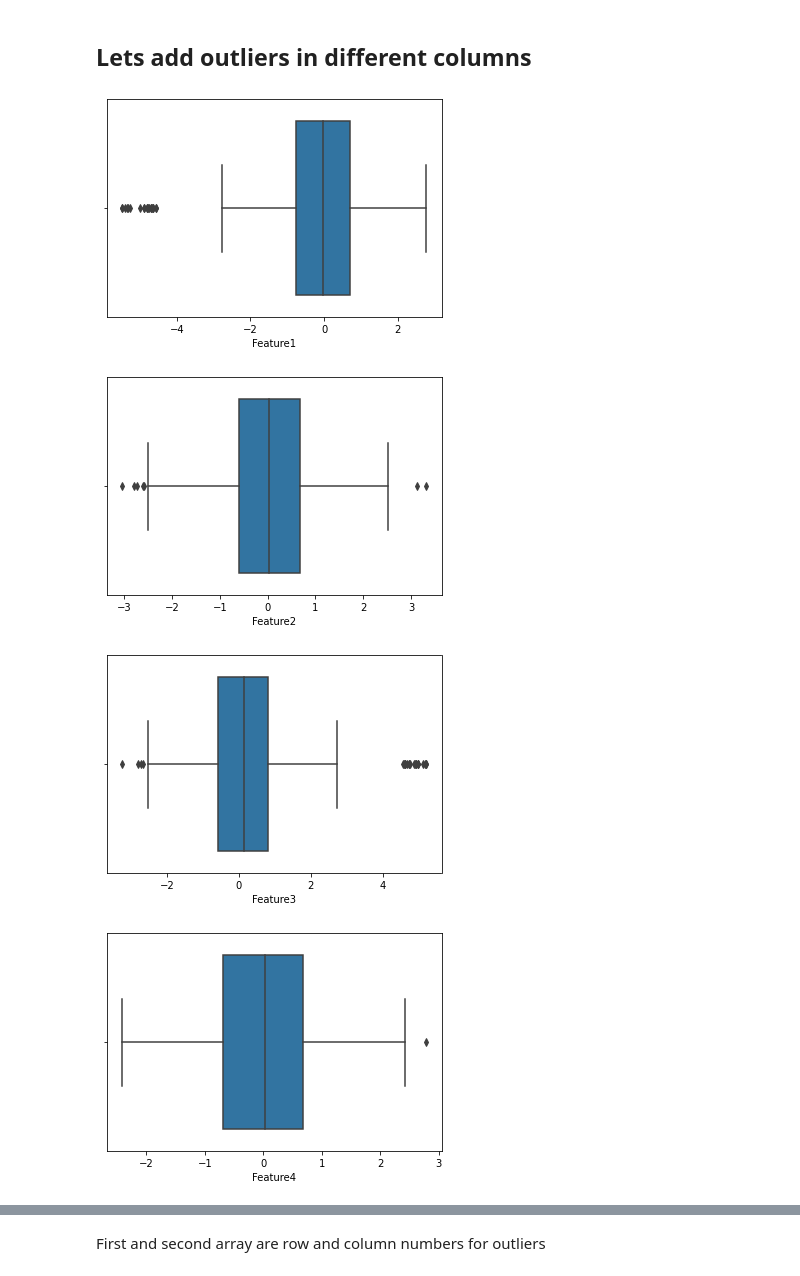
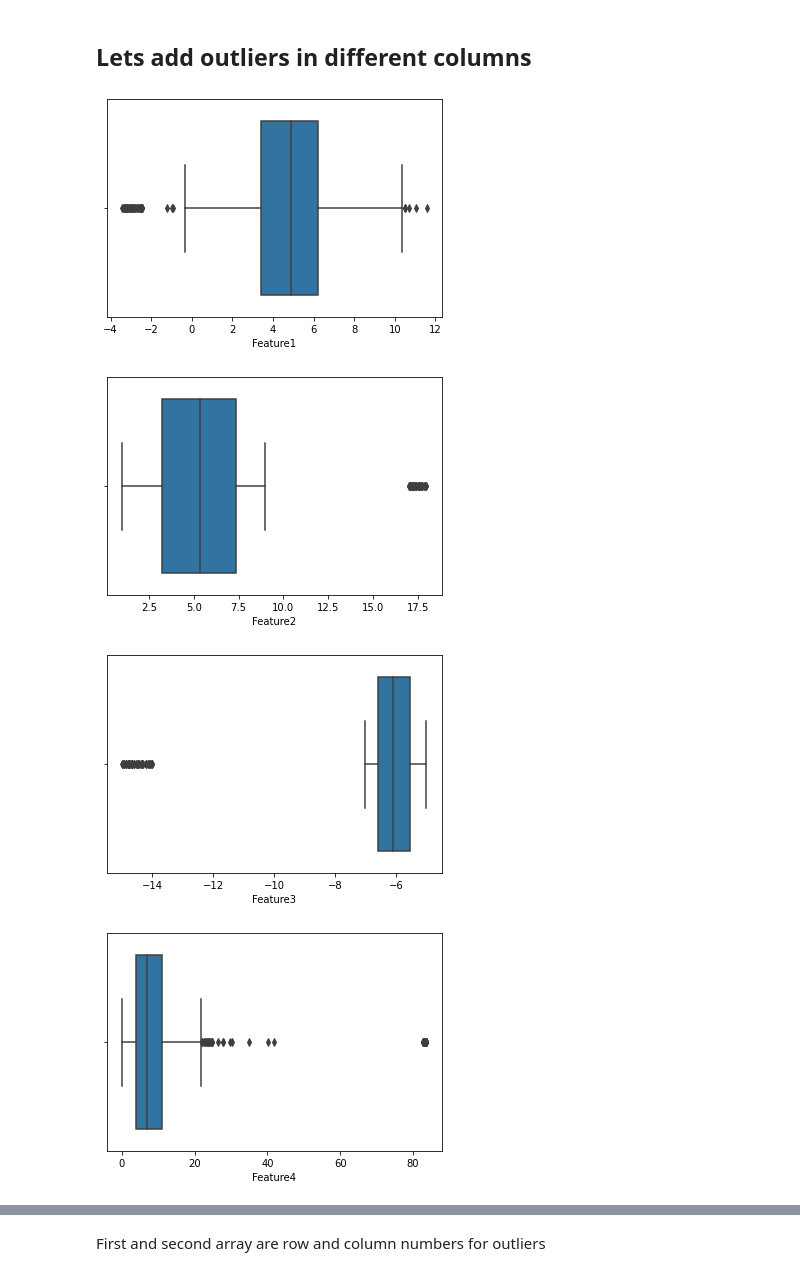
Before and after one commit to RachanaBhankur/IN3063-INM702-Mathematics-and-Programming-for-AI, a Jupyter notebook: Task 2 - Linear Regression - Outliers.ipynb, the cells around one changed output, grey strips where cells are left out. Saved outputs shown, nothing was run; the diff lists cells and outputs as text; code cells hidden in the pictures.

```diff
--- a/Task 2 - Linear Regression - Outliers.ipynb
+++ b/Task 2 - Linear Regression - Outliers.ipynb
@@ -271,7 +267,11 @@ print(np.where(z > 3))
 # %% [markdown]
 ## With multiple features
 # %%
-xm,ym = dt.make_regression(n_samples=500,
-                             n_features=10,
-                             noise=5,
-                             random_state=1)
+np.random.seed(7)
+xm = pd.DataFrame()
+xm['Feature1'] = np.random.normal(loc = np.random.randint(1,10), scale = np.random.randint(1,5), size = (1000) )
+xm['Feature2'] = np.random.uniform(low = np.random.randint(1,5), high = np.random.randint(5,10), size = (1000) )
+xm['Feature3'] = np.random.uniform(low = np.random.randint(-5,-1), high = np.random.randint(-10,-5), size = (1000))
+xm['Feature4'] = np.random.gamma(shape = np.random.randint(1,10), scale = np.random.randint(1,5), size = (1000) )
+ym = (xm*np.random.uniform(low = 1, high = 3, size = (4))).sum(axis = 1) + np.random.uniform(1,5,size = (1000))
+xm
@@ -278,4 +291,0 @@ xm,ym = dt.make_regression(n_samples=500,
-# %%
-xm = pd.DataFrame(xm)
-xm.columns = ["Feature1","Feature2","Feature3","Feature4","Feature5","Feature6","Feature7","Feature8","Feature9","Feature10"]
-xm
@@ -296,22 +292,23 @@ xm
 # %% [markdown]
 ## Lets add outliers in different columns
 # %%
-#Here outliers are added at distance of 25 in rows and alternate columns.
-xmwithoutlier = xm
+#Here outliers are added at distance of 25 in rows.
+xmwithoutlier = copy.deepcopy(xm)
 i = 0
 for column in xmwithoutlier.columns:
-    if i % 4 == 0:
-        xmwithoutlier[column][np.arange(0,500,25)] = np.random.uniform(2*xmwithoutlier[column].min() + 1,2*xmwithoutlier[column].min(),size = (20))
-    elif i % 2 == 0:
-        xmwithoutlier[column][np.arange(0,500,25)] = np.random.uniform(2*xmwithoutlier[column].max() - 1,2*xmwithoutlier[column].max(),size = (20))
+    if i % 2 == 0:
+
+        xmwithoutlier[column][np.arange(0,1000,25)] = np.random.uniform(2*xmwithoutlier[column].min() - 1,2*xmwithoutlier[column].min(),size = (40))
+    else:
+        xmwithoutlier[column][np.arange(0,1000,25)] = np.random.uniform(2*xmwithoutlier[column].max() - 1,2*xmwithoutlier[column].max(),size = (40))
 
     i += 1
 # %%
-for column in xwithoutlier.columns:
-    sns.boxplot(x=xwithoutlier[column])
+for column in xmwithoutlier.columns:
+    sns.boxplot(x=xmwithoutlier[column])
     plt.show()
 # %% [output]
-[figure, old version]
+[figure, new version]
-[figure, old version]
+[figure, new version]
-[figure, old version]
+[figure, new version]
-[figure, old version]
+[figure, new version]
```
Also changed, not shown: parts of 30 cells of this notebook.
